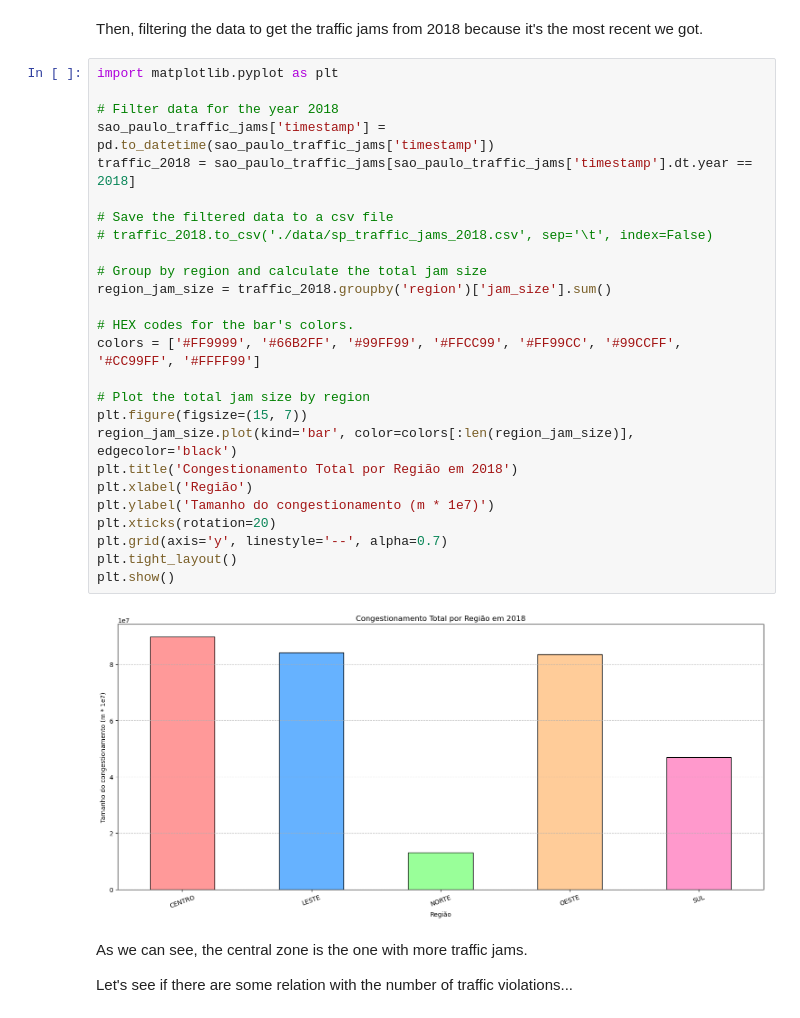
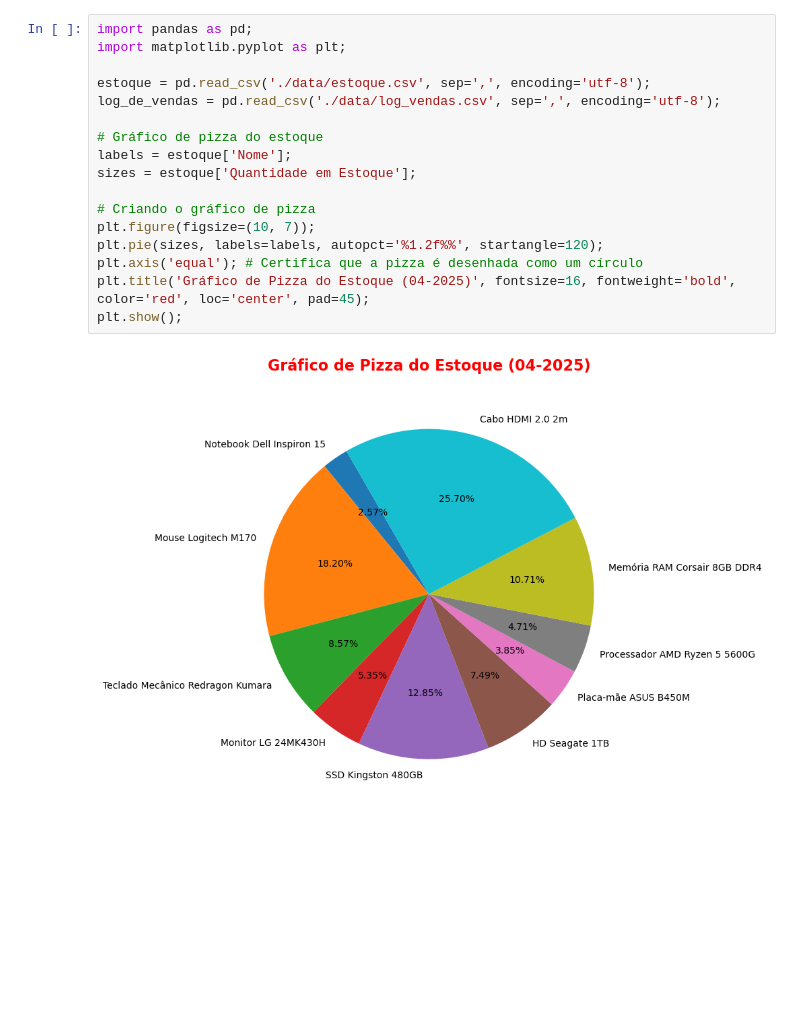
Before and after one commit to figueiredojoaopedro/analise-estudo-de-estoque, a Jupyter notebook: main.ipynb, the cells around one changed output. Cells and saved outputs as stored; diff of their text form; blank space fills up the shorter version.

Commit message:
grafico do estoque em pizza e o grafico de vendas no mês de marco e abril

```diff
--- a/main.ipynb
+++ b/main.ipynb
@@ -15,34 +1,19 @@ Data exported to .csv file
-# %% [markdown]
-Then, filtering the data to get the traffic jams from 2018 because it's the most recent we got.
-# %%
-import matplotlib.pyplot as plt
-
-# Filter data for the year 2018
-sao_paulo_traffic_jams['timestamp'] = pd.to_datetime(sao_paulo_traffic_jams['timestamp'])
-traffic_2018 = sao_paulo_traffic_jams[sao_paulo_traffic_jams['timestamp'].dt.year == 2018]
-
-# Save the filtered data to a csv file
-# traffic_2018.to_csv('./data/sp_traffic_jams_2018.csv', sep='\t', index=False)
-
-# Group by region and calculate the total jam size
-region_jam_size = traffic_2018.groupby('region')['jam_size'].sum()
-
-# HEX codes for the bar's colors.
-colors = ['#FF9999', '#66B2FF', '#99FF99', '#FFCC99', '#FF99CC', '#99CCFF', '#CC99FF', '#FFFF99']
-
-# Plot the total jam size by region
-plt.figure(figsize=(15, 7))
-region_jam_size.plot(kind='bar', color=colors[:len(region_jam_size)], edgecolor='black')
-plt.title('Congestionamento Total por Região em 2018')
-plt.xlabel('Região')
-plt.ylabel('Tamanho do congestionamento (m * 1e7)')
-plt.xticks(rotation=20)
-plt.grid(axis='y', linestyle='--', alpha=0.7)
-plt.tight_layout()
-plt.show()
-# %% [output]
-[figure, removed]
-# %% [markdown]
-As we can see, the central zone is the one with more traffic jams.
-
-Let's see if there are some relation with the number of traffic violations...
+# %%
+import pandas as pd;
+import matplotlib.pyplot as plt;
+
+estoque = pd.read_csv('./data/estoque.csv', sep=',', encoding='utf-8');
+log_de_vendas = pd.read_csv('./data/log_vendas.csv', sep=',', encoding='utf-8');
+
+# Gráfico de pizza do estoque
+labels = estoque['Nome'];
+sizes = estoque['Quantidade em Estoque'];
+
+# Criando o gráfico de pizza
+plt.figure(figsize=(10, 7));
+plt.pie(sizes, labels=labels, autopct='%1.2f%%', startangle=120);
+plt.axis('equal'); # Certifica que a pizza é desenhada como um círculo
+plt.title('Gráfico de Pizza do Estoque (04-2025)', fontsize=16, fontweight='bold', color='red', loc='center', pad=45);
+plt.show();
+# %% [output]
+[figure, added]
```
Also changed, not shown: parts of 3 cells of this notebook, 3 other files.
